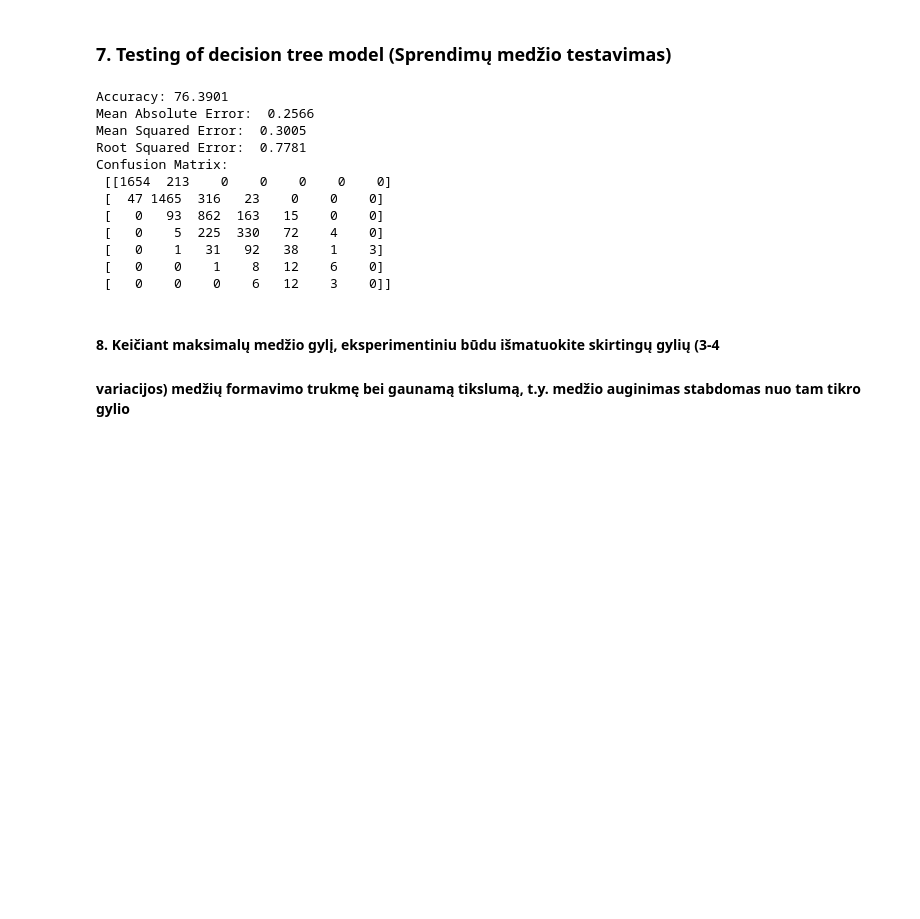
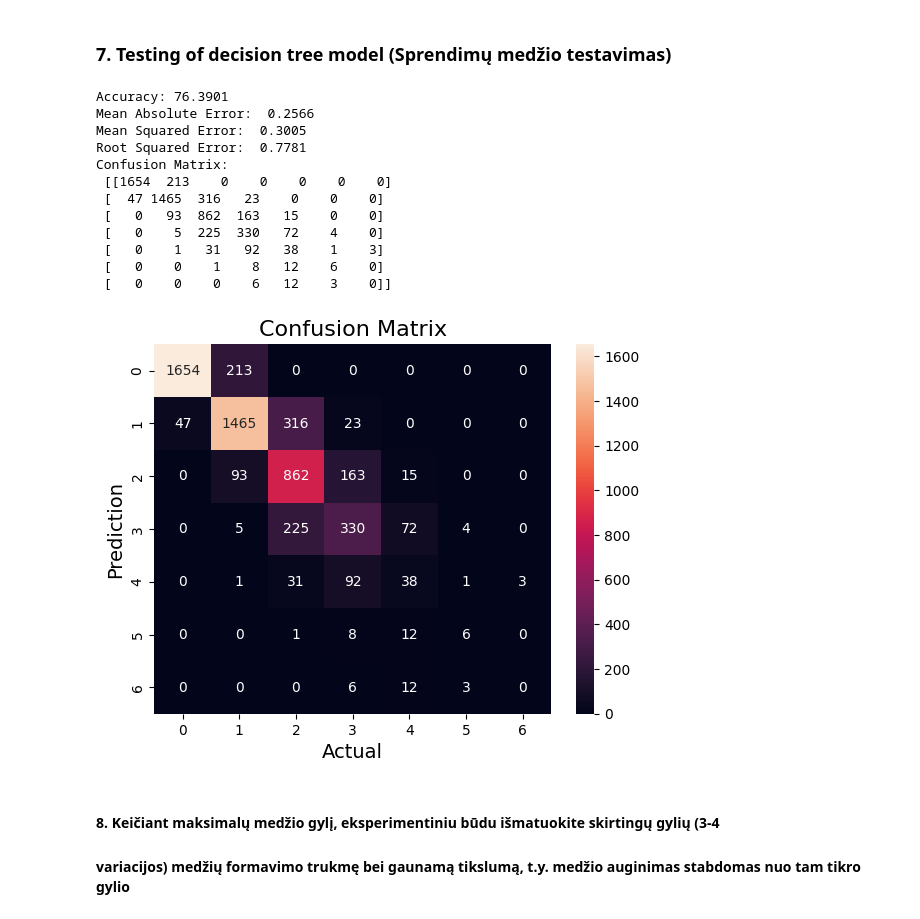
Before and after one commit to airidas23/Trees, a Jupyter notebook: trees1.ipynb, the cells around one changed output. Cells and saved outputs as stored; diff of their text form; code cells hidden in the pictures; blank space fills up the shorter version.

```diff
--- a/trees1.ipynb
+++ b/trees1.ipynb
@@ -316,33 +316,41 @@ plt.show()
 y_pred = clf.predict(X_test)
 
 # Apskaiciuojmas  modelio tikslumas
 accuracy = accuracy_score(y_test, y_pred)
 print(f"Accuracy: {accuracy * 100 :.4f} ")
 
 # Apskaiciuojamos paklaidos (mae, mse, rse)
 mae = mean_absolute_error(y_test, y_pred)
 mse = mean_squared_error(y_test, y_pred)
 rse = r2_score (y_test, y_pred)
 print(f"Mean Absolute Error: {mae: .4f}")
 print(f"Mean Squared Error: {mse: .4f}")
 print(f"Root Squared Error: {rse: .4f}")
 
 # Apskaiciuojama confusion matrix
 conf_matrix = confusion_matrix(y_test, y_pred)
 print(f"Confusion Matrix:\n {conf_matrix}")
+
+# Plot confusion matrix
+sns.heatmap(conf_matrix, annot=True, fmt="g")
+plt.title("Confusion Matrix", fontsize=16)
+plt.ylabel("Prediction", fontsize=14)
+plt.xlabel("Actual",fontsize=14)
+plt.show()
 # %% [output]
 Accuracy: 76.3901
 Mean Absolute Error:  0.2566
 Mean Squared Error:  0.3005
 Root Squared Error:  0.7781
 Confusion Matrix:
  [[1654  213    0    0    0    0    0]
  [  47 1465  316   23    0    0    0]
  [   0   93  862  163   15    0    0]
  [   0    5  225  330   72    4    0]
  [   0    1   31   92   38    1    3]
  [   0    0    1    8   12    6    0]
  [   0    0    0    6   12    3    0]]
+[figure, added]
 # %% [markdown]
 #### 8. Keičiant maksimalų medžio gylį, eksperimentiniu būdu išmatuokite skirtingų gylių (3-4
 #### variacijos) medžių formavimo trukmę bei gaunamą tikslumą, t.y. medžio auginimas stabdomas nuo tam tikro gylio
```
Also changed, not shown: parts of 2 cells of this notebook, 1 other file.
